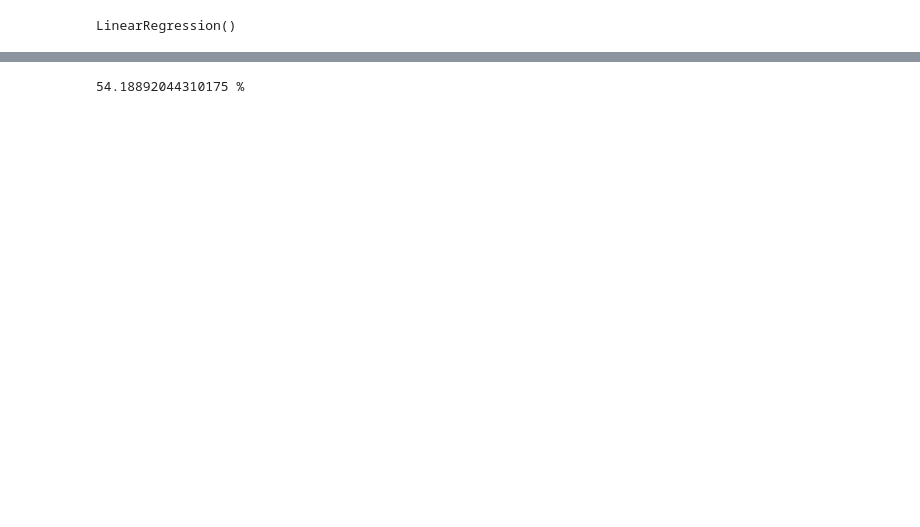
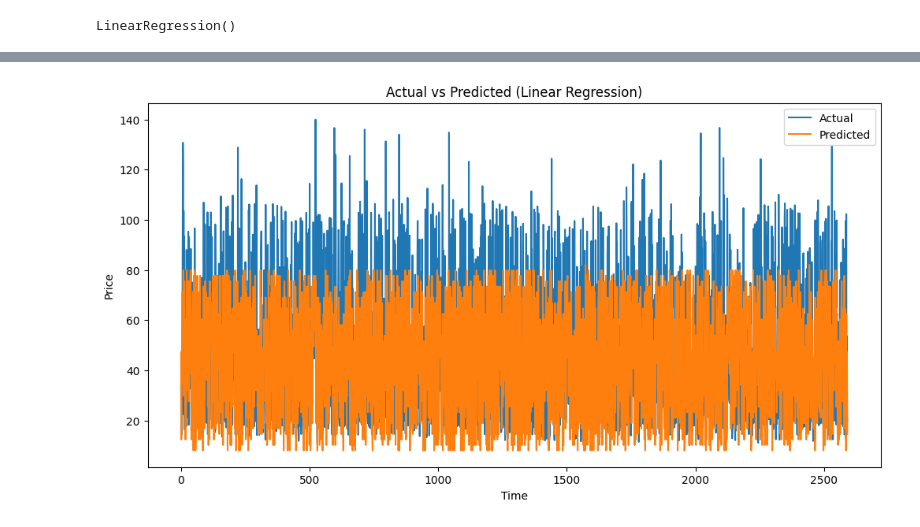
Before and after one commit to Shahrukh1505/CrudeOilPricePrediction, a Jupyter notebook: Untitled.ipynb, the cells around one changed output, grey strips where cells are left out. Cells and saved outputs as stored; diff of their text form; code cells hidden in the pictures; blank space fills up the shorter version.

```diff
--- a/Untitled.ipynb
+++ b/Untitled.ipynb
@@ -277,8 +277,15 @@ Root mean squared error:  19.872133837655138
-# %%
-r2_score = reg.score(xtest,ytest)
-print(r2_score*100,'%')
-# %% [output]
-54.18892044310175 %
+# %%
+# Plot the actual vs predicted values for the test data
+plt.figure(figsize=(12, 6))
+plt.plot(ytest, label='Actual')
+plt.plot(yregression_pred, label='Predicted')
+plt.title('Actual vs Predicted (Linear Regression)')
+plt.xlabel('Time')
+plt.ylabel('Price')
+plt.legend()
+plt.show()
+# %% [output]
+[figure, added]
 # %%
 from sklearn.svm import SVR
 from sklearn.metrics import mean_squared_error
```
Also changed, not shown: parts of 28 cells of this notebook, 1 other file.
